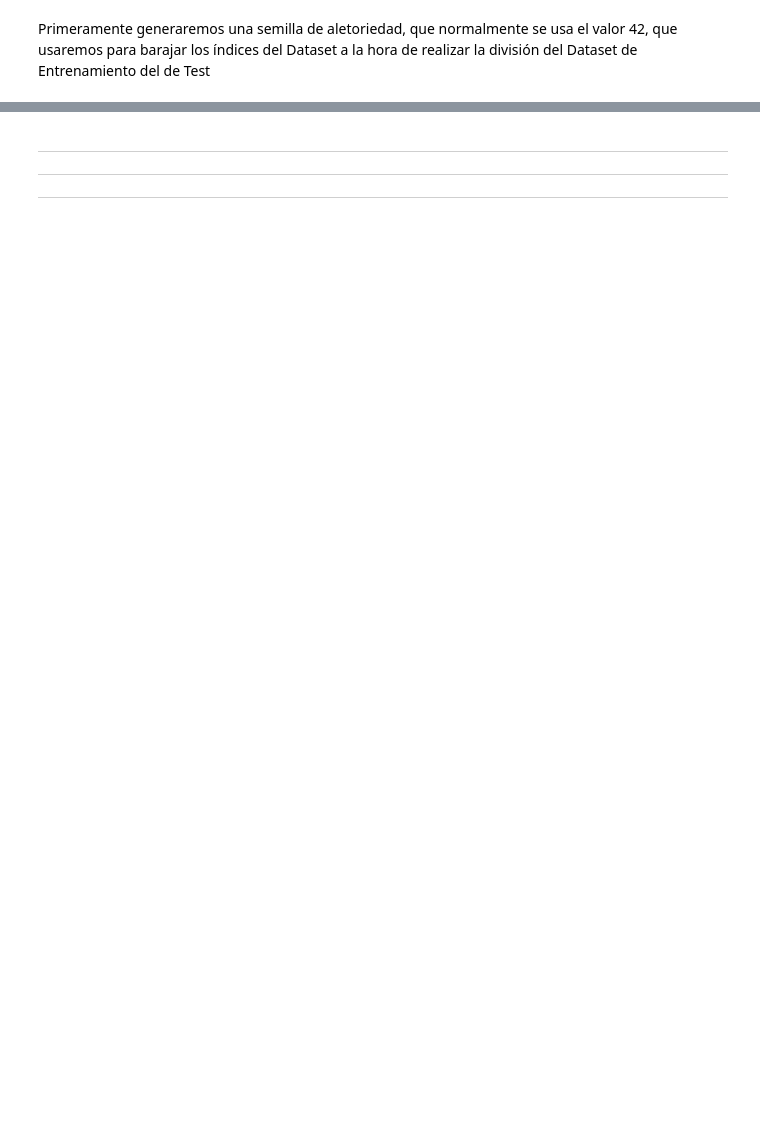
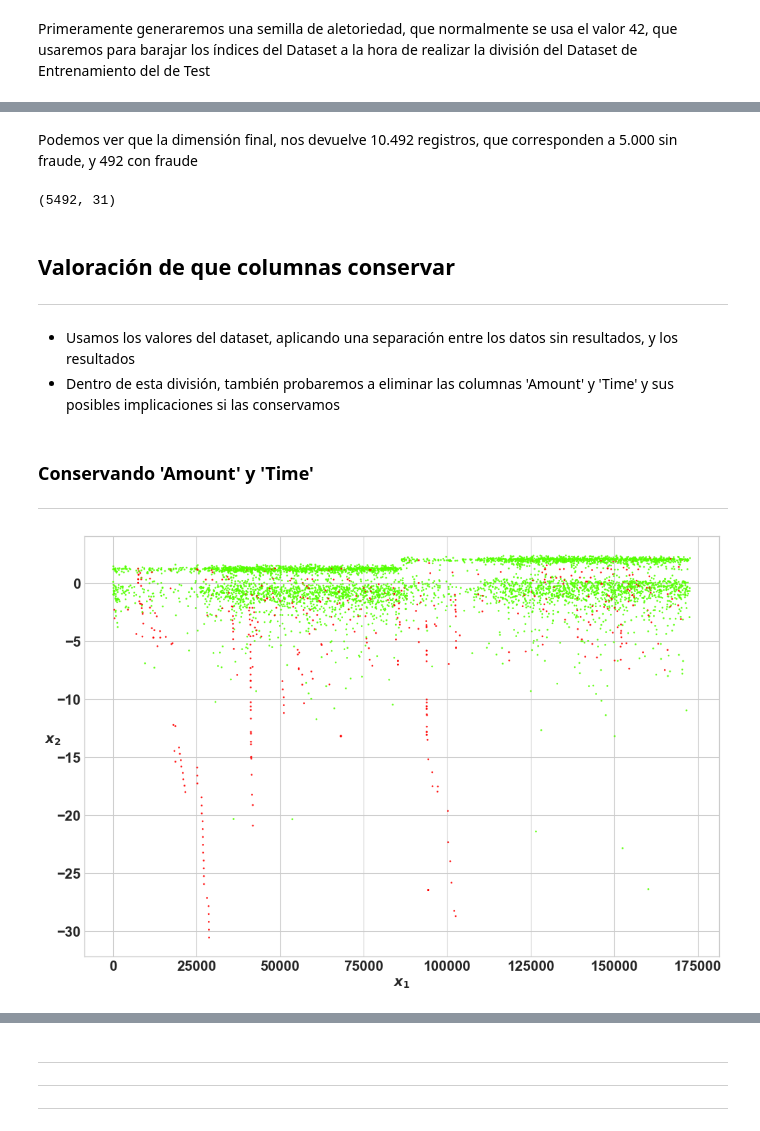
Before and after one commit to RobinGoldwing/golden-ML-CardFraud, a Jupyter notebook: CreditCard-NoSupervisado-Ruben.ipynb, the cells around one changed output, grey strips where cells are left out. Drawn from its saved outputs; the diff is of its cells as text; code cells hidden in the pictures; blank space fills up the shorter version.

```diff
--- a/CreditCard-NoSupervisado-Ruben.ipynb
+++ b/CreditCard-NoSupervisado-Ruben.ipynb
@@ -817,0 +471,43 @@ plt.show();
+# %% [markdown]
+Podemos ver que la dimensión final, nos devuelve 10.492 registros, que corresponden a 5.000 sin fraude, y 492 con fraude
+# %%
+# Tomar la muestra de 10.000 registro sin fraude
+no_fraude = credit[credit['Class'] == 0].sample(5000)
+# Tomar todos los casos de fraude
+fraude = credit[credit['Class'] == 1]
+
+# Generar un dataset juntando los casos anteriores de Fraude y No fraude
+# usaremos sample(fran=1) para que las baraje y use todos los registros
+# useremos "reset_index" pra que genere un nuevo index con los datos barajados
+X_train = no_fraude.append(fraude).sample(frac=1).reset_index(drop=True)
+# Reducimos los registros una mustra de 10.000 registros
+X_train.shape
+# %% [output]
+(5492, 31)
+# %% [markdown]
+## Valoración de que columnas conservar
+---
+# %% [markdown]
+- Usamos los valores del dataset, aplicando una separación entre los datos sin resultados, y los resultados
+- Dentro de esta división, también probaremos a eliminar las columnas 'Amount' y 'Time' y sus posibles implicaciones si las conservamos
+# %% [markdown]
+### Conservando 'Amount' y 'Time'
+---
+# %%
+X = X_train.drop(['Class'], axis = 1).values
+Y = X_train["Class"].values
+
+
+# Elegimos los colores del gráfico para luego aplicarlo como parámetro
+cmap = plt.get_cmap('prism_r')
+# Tamnaño de figura
+plt.figure(figsize=(12,8))
+# Aplicamos el scatter de puntos
+plt.scatter(X[:, 0], X[:, 1], c=Y, s=1, cmap=cmap, alpha=0.8)
+# Mostramos etiquetas de abscisas y ordenadas
+plt.xlabel("$x_1$", fontsize=14)
+plt.ylabel("$x_2$", fontsize=14, rotation=0)
+# Mostramos la figura
+plt.show()
+# %% [output]
+[figure, added]
```
Also changed, not shown: parts of 198 cells of this notebook.
